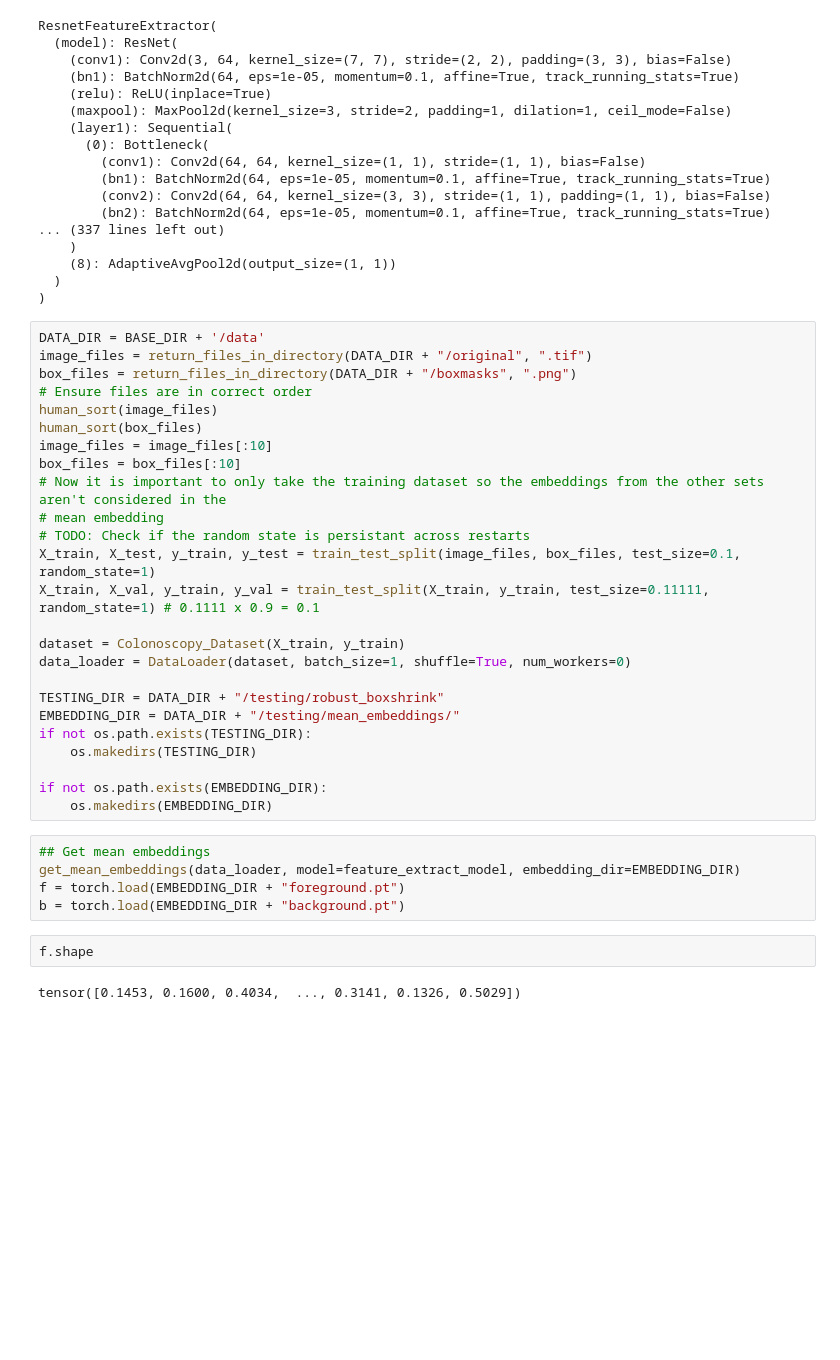
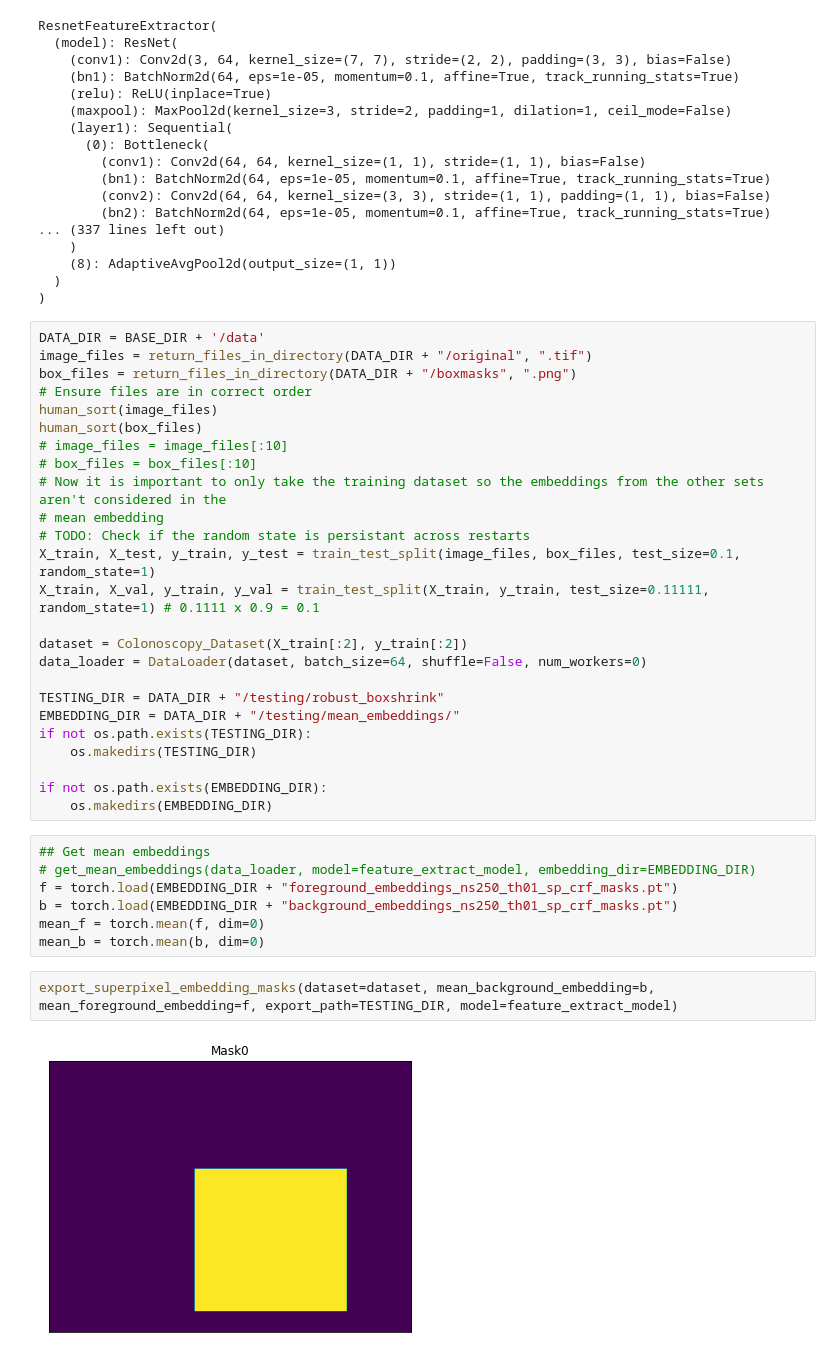
Before and after one commit to michaelgroeger/boxshrink, a Jupyter notebook: scripts/robust_boxshrink.ipynb, the cells around one changed output. Saved outputs shown, nothing was run; the diff lists cells and outputs as text; blank space fills up the shorter version.

```diff
--- a/scripts/robust_boxshrink.ipynb
+++ b/scripts/robust_boxshrink.ipynb
@@ -47,16 +47,16 @@ box_files = return_files_in_directory(DATA_DIR + "/boxmasks", ".png")
 # Ensure files are in correct order
 human_sort(image_files)
 human_sort(box_files)
-image_files = image_files[:10]
-box_files = box_files[:10]
+# image_files = image_files[:10]
+# box_files = box_files[:10]
 # Now it is important to only take the training dataset so the embeddings from the other sets aren't considered in the
 # mean embedding
 # TODO: Check if the random state is persistant across restarts
 X_train, X_test, y_train, y_test = train_test_split(image_files, box_files, test_size=0.1, random_state=1)
 X_train, X_val, y_train, y_val = train_test_split(X_train, y_train, test_size=0.11111, random_state=1) # 0.1111 x 0.9 = 0.1
 
-dataset = Colonoscopy_Dataset(X_train, y_train)
-data_loader = DataLoader(dataset, batch_size=1, shuffle=True, num_workers=0)
+dataset = Colonoscopy_Dataset(X_train[:2], y_train[:2])
+data_loader = DataLoader(dataset, batch_size=64, shuffle=False, num_workers=0)
 
 TESTING_DIR = DATA_DIR + "/testing/robust_boxshrink"
 EMBEDDING_DIR = DATA_DIR + "/testing/mean_embeddings/"
@@ -67,10 +67,12 @@ if not os.path.exists(EMBEDDING_DIR):
     os.makedirs(EMBEDDING_DIR)
 # %%
 ## Get mean embeddings
-get_mean_embeddings(data_loader, model=feature_extract_model, embedding_dir=EMBEDDING_DIR)
-f = torch.load(EMBEDDING_DIR + "foreground.pt")
-b = torch.load(EMBEDDING_DIR + "background.pt")
+# get_mean_embeddings(data_loader, model=feature_extract_model, embedding_dir=EMBEDDING_DIR)
+f = torch.load(EMBEDDING_DIR + "foreground_embeddings_ns250_th01_sp_crf_masks.pt")
+b = torch.load(EMBEDDING_DIR + "background_embeddings_ns250_th01_sp_crf_masks.pt")
+mean_f = torch.mean(f, dim=0)
+mean_b = torch.mean(b, dim=0)
-# %%
-f.shape
-# %% [output]
-tensor([0.1453, 0.1600, 0.4034,  ..., 0.3141, 0.1326, 0.5029])
+# %%
+export_superpixel_embedding_masks(dataset=dataset, mean_background_embedding=b, mean_foreground_embedding=f, export_path=TESTING_DIR, model=feature_extract_model)
+# %% [output]
+[figure, added]
```
Also changed, not shown: parts of 2 cells of this notebook, 17 other files.
